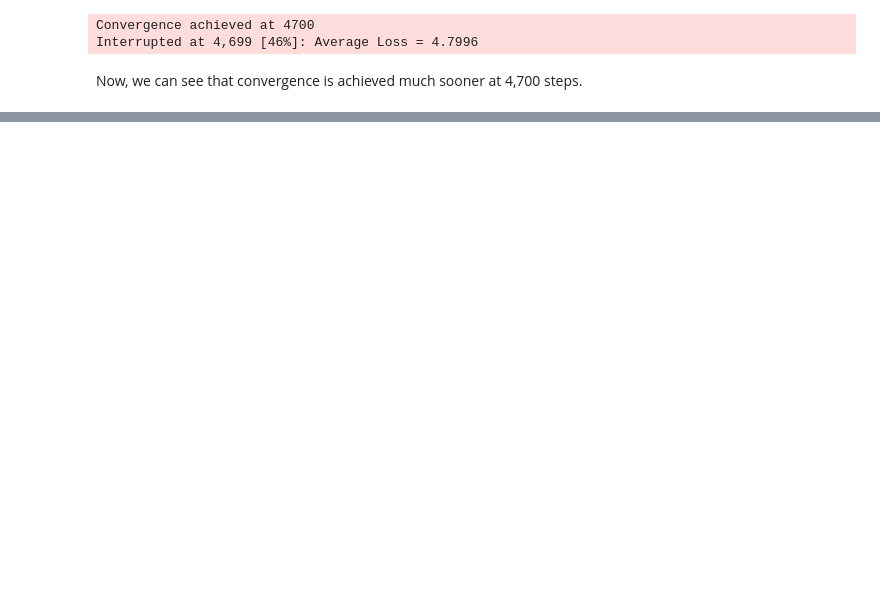
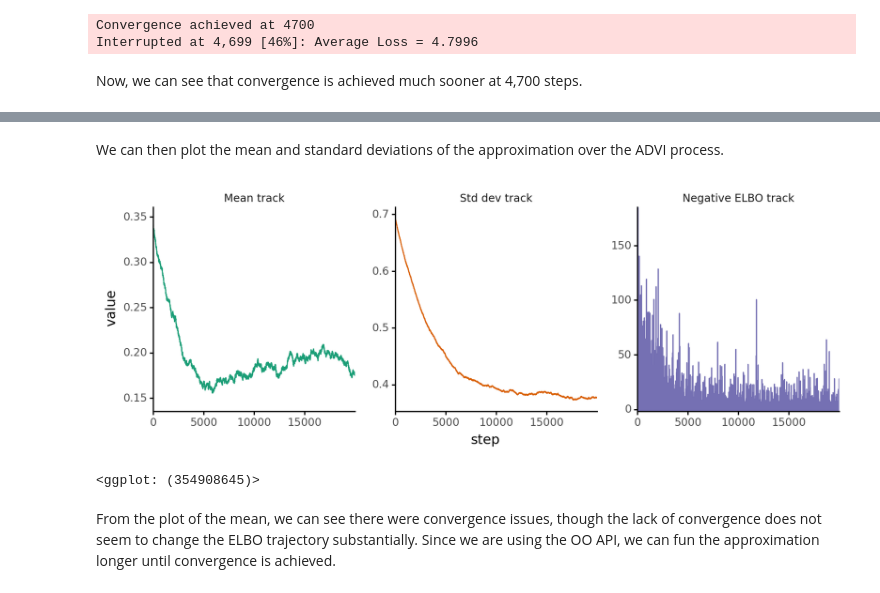
Before and after one commit to jhrcook/pymc3-tutorials, a Jupyter notebook: 026_variational-api-quickstart.ipynb, the cells around one changed output, grey strips where cells are left out. Saved outputs shown, nothing was run; the diff lists cells and outputs as text; code cells hidden in the pictures; blank space fills up the shorter version.

```diff
--- a/026_variational-api-quickstart.ipynb
+++ b/026_variational-api-quickstart.ipynb
@@ -132,0 +145,3 @@ plot_vi_hist(mean_field)
+# %%
+with model:
+    advi = pm.ADVI()
@@ -132,0 +167,7 @@ plot_vi_hist(mean_field)
+# %%
+tracker = pm.callbacks.Tracker(
+    mean=advi.approx.mean.eval,
+    std=advi.approx.std.eval,
+)
+# %%
+approx = advi.fit(20000, callbacks=[tracker])
@@ -132,0 +177,42 @@ plot_vi_hist(mean_field)
+# %% [markdown]
+We can then plot the mean and standard deviations of the approximation over the ADVI process.
+# %%
+def plot_means_std_hist(
+    track_means: Collection[float],
+    track_std: Collection[float],
+    approx_history: Collection[float],
+) -> gg.ggplot:
+
+    titles = ["Mean track", "Std dev track", "Negative ELBO track"]
+
+    d = pd.DataFrame(
+        {
+            titles[0]: track_means,
+            titles[1]: track_std,
+            titles[2]: approx_history,
+            "x": np.arange(len(track_means)),
+        }
+    ).melt(id_vars="x", var_name="param", value_name="value")
+    d["param"] = pd.Categorical(d.param.values, categories=titles, ordered=True)
+
+    return (
+        gg.ggplot(d, gg.aes(x="x", y="value"))
+        + gg.facet_wrap("param", nrow=1, scales="free")
+        + gg.geom_line(gg.aes(color="param"))
+        + gg.scale_x_continuous(expand=(0, 0.02))
+        + gg.scale_y_continuous(expand=(0, 0.02))
+        + gg.scale_color_brewer(type="qual", palette="Dark2", guide=None)
+        + gg.theme(figure_size=(10, 3), subplots_adjust={"wspace": 0.2})
+        + gg.labs(x="step", y="value")
+    )
+# %%
+means = [a[0] for a in tracker["mean"]]
+stds = [a[0] for a in tracker["std"]]
+
+plot_means_std_hist(means, stds, advi.hist)
+# %% [output]
+[figure, added]
+<ggplot: (354908645)>
+# %% [markdown]
+From the plot of the mean, we can see there were convergence issues, though the lack of convergence does not seem to change the ELBO trajectory substantially.
+Since we are using the OO API, we can fun the approximation longer until convergence is achieved.
```
Also changed, not shown: parts of 55 cells of this notebook, 11 other files.
